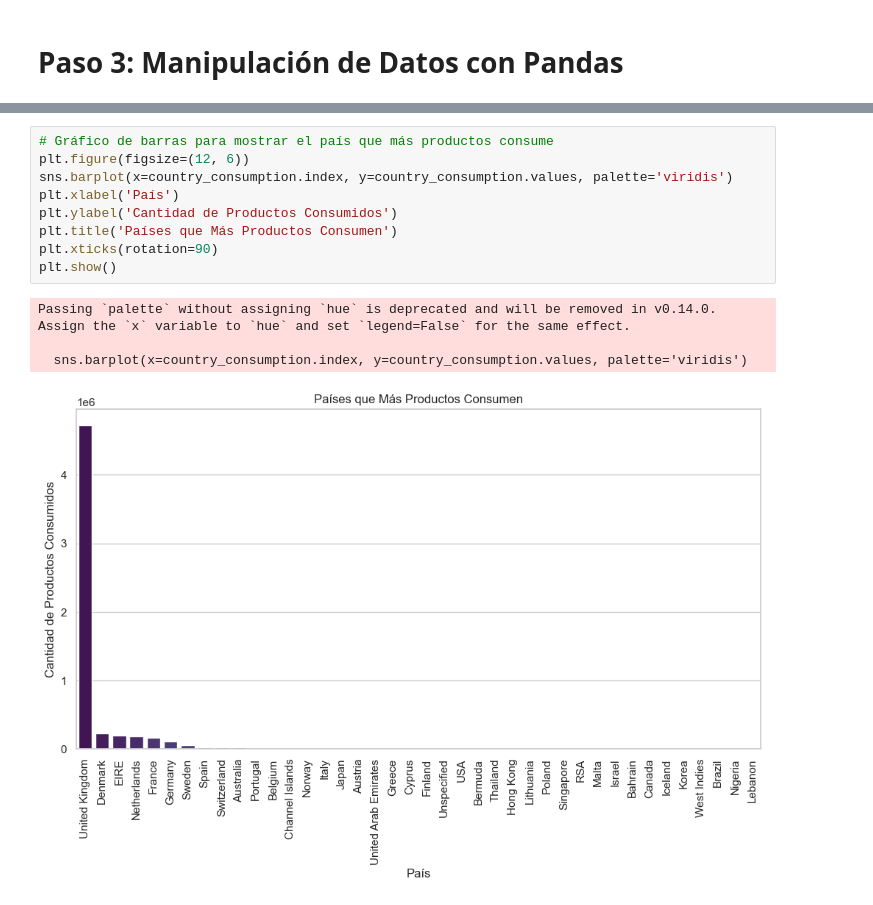
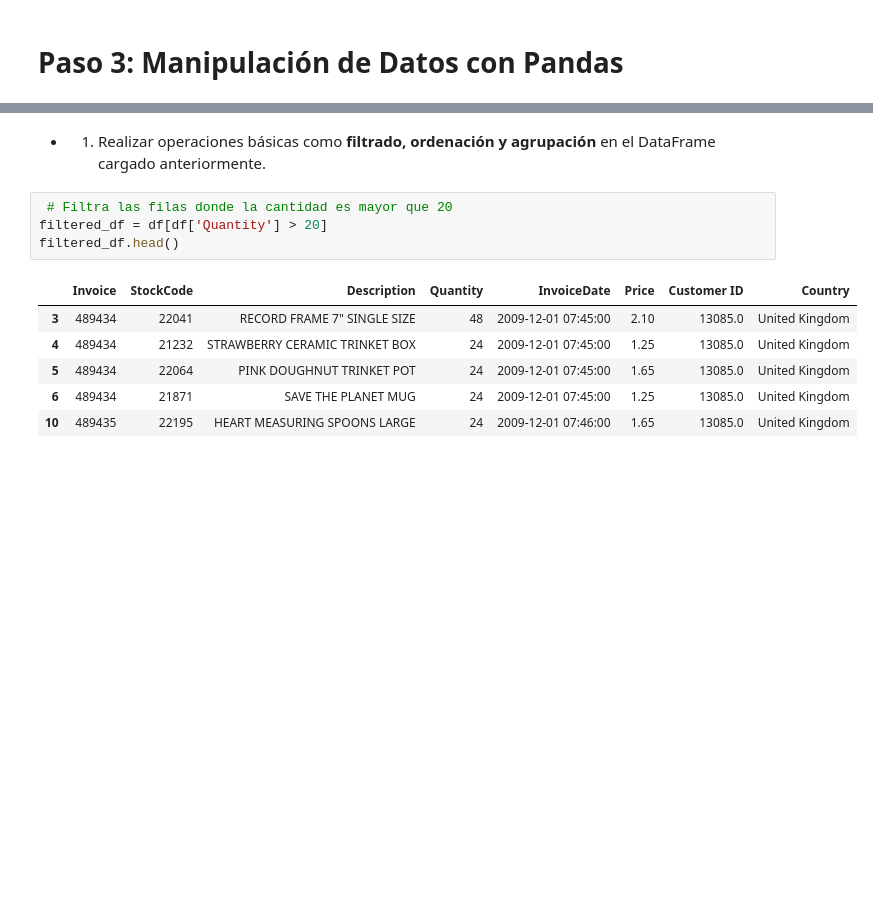
Before and after one commit to Naren-7/API-Google-Cloud, a Jupyter notebook: main.ipynb, the cells around one changed output, grey strips where cells are left out. Drawn from its saved outputs; the diff is of its cells as text; blank space fills up the shorter version.

```diff
--- a/main.ipynb
+++ b/main.ipynb
@@ -65,14 +56,14 @@ country_consumption = filtered_df.groupby('Country')['Quantity'].sum().sort_valu
-# %%
-# Gráfico de barras para mostrar el país que más productos consume
-plt.figure(figsize=(12, 6))
-sns.barplot(x=country_consumption.index, y=country_consumption.values, palette='viridis')
-plt.xlabel('País')
-plt.ylabel('Cantidad de Productos Consumidos')
-plt.title('Países que Más Productos Consumen')
-plt.xticks(rotation=90)
-plt.show()
-# %% [output]
-Passing `palette` without assigning `hue` is deprecated and will be removed in v0.14.0. Assign the `x` variable to `hue` and set `legend=False` for the same effect.
-
-  sns.barplot(x=country_consumption.index, y=country_consumption.values, palette='viridis')
-[figure, removed]
+# %% [markdown]
+- 1. Realizar operaciones básicas como **filtrado, ordenación y agrupación** en el DataFrame
+cargado anteriormente.
+# %%
+ # Filtra las filas donde la cantidad es mayor que 20
+filtered_df = df[df['Quantity'] > 20]
+filtered_df.head()
+# %% [output]
+|  | Invoice | StockCode | Description | Quantity | InvoiceDate | Price | Customer ID | Country |
+| 3 | 489434 | 22041 | RECORD FRAME 7" SINGLE SIZE | 48 | 2009-12-01 07:45:00 | 2.10 | 13085.0 | United Kingdom |
+| 4 | 489434 | 21232 | STRAWBERRY CERAMIC TRINKET BOX | 24 | 2009-12-01 07:45:00 | 1.25 | 13085.0 | United Kingdom |
+| 5 | 489434 | 22064 | PINK DOUGHNUT TRINKET POT | 24 | 2009-12-01 07:45:00 | 1.65 | 13085.0 | United Kingdom |
+| 6 | 489434 | 21871 | SAVE THE PLANET MUG | 24 | 2009-12-01 07:45:00 | 1.25 | 13085.0 | United Kingdom |
+| 10 | 489435 | 22195 | HEART MEASURING SPOONS LARGE | 24 | 2009-12-01 07:46:00 | 1.65 | 13085.0 | United Kingdom |
```
Also changed, not shown: parts of 12 cells of this notebook, 1 other file.
